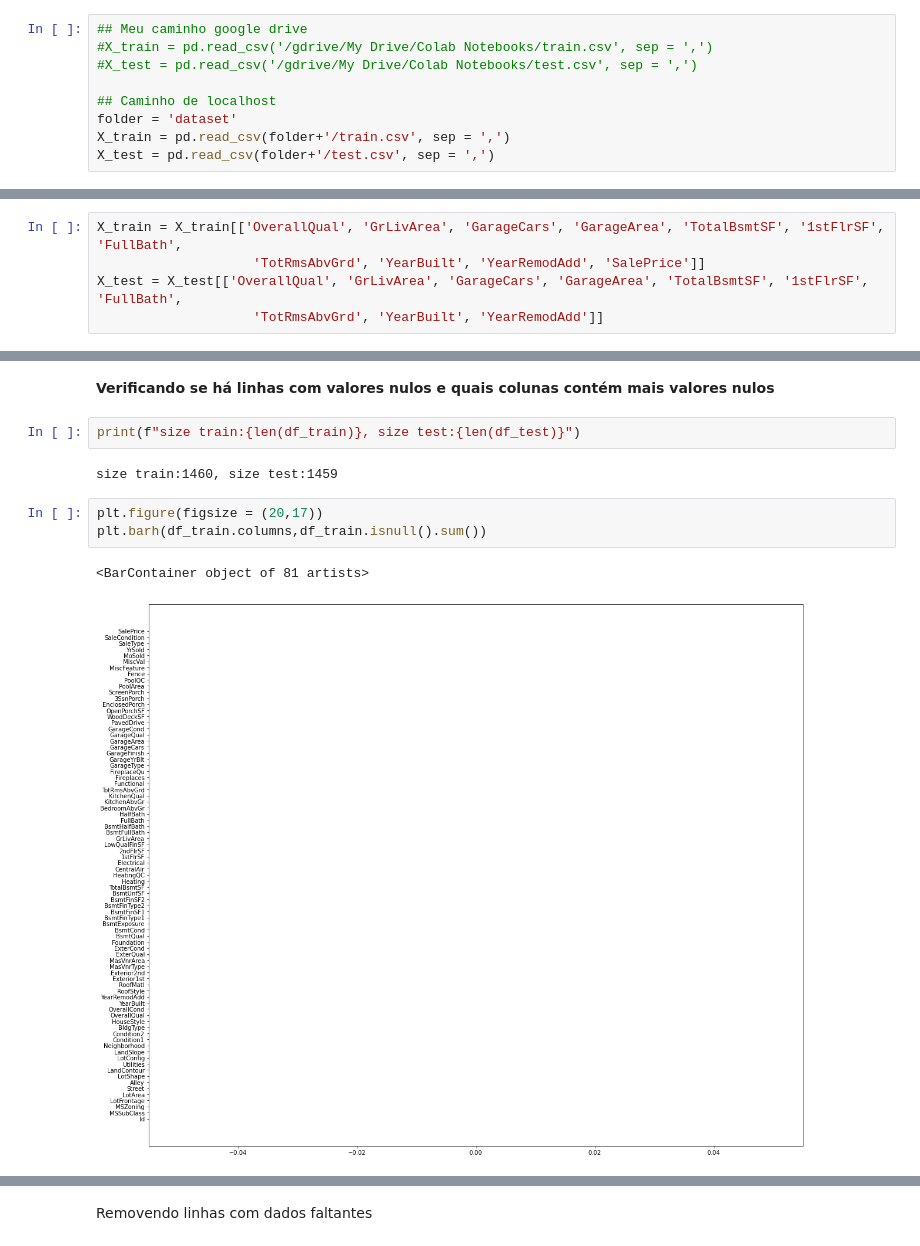
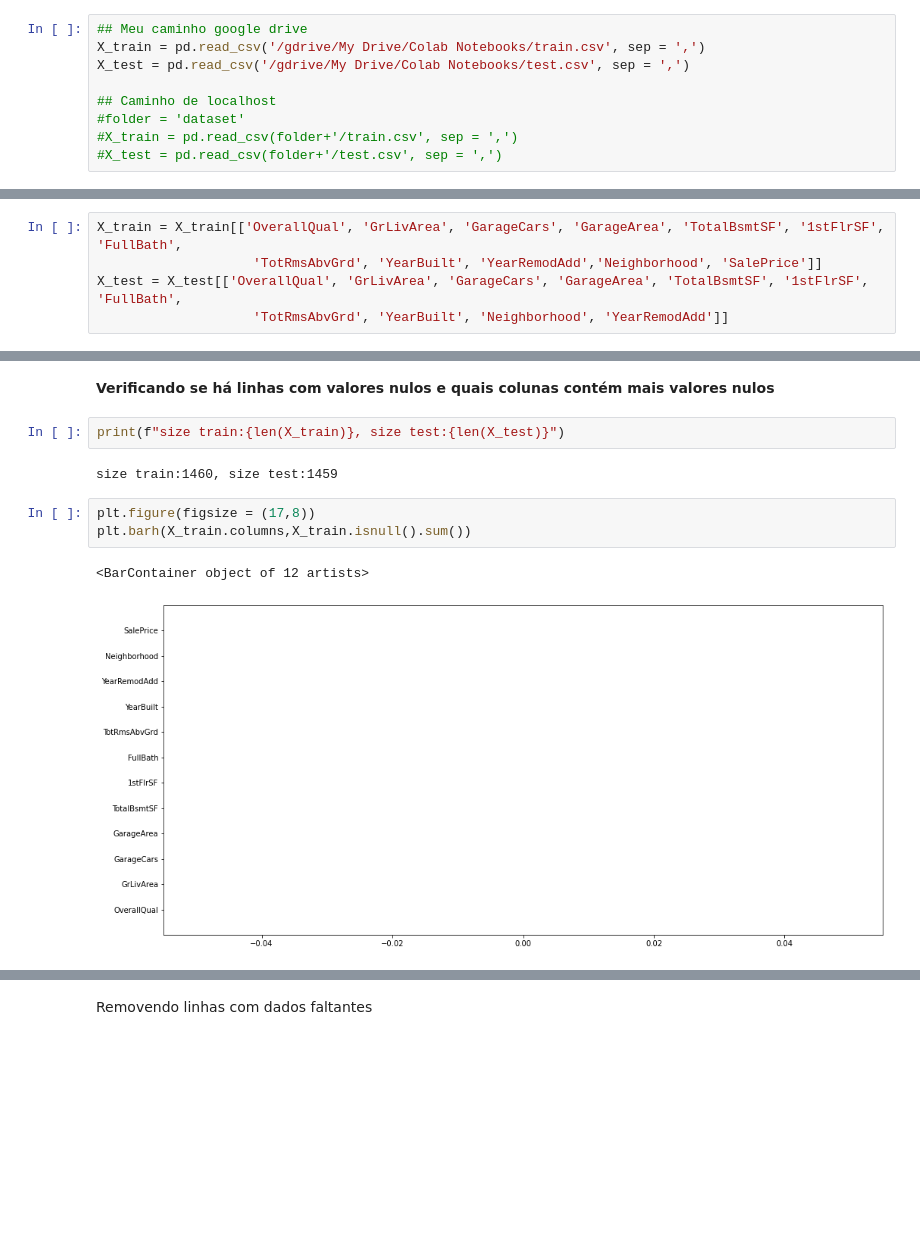
Before and after one commit to withoutCoffee/House_Prices, a Jupyter notebook: Projeto_ICD.ipynb, the cells around one changed output, grey strips where cells are left out. Cells and saved outputs as stored; diff of their text form; blank space fills up the shorter version.

```diff
--- a/Projeto_ICD.ipynb
+++ b/Projeto_ICD.ipynb
@@ -13,12 +20,12 @@ import matplotlib.pyplot as plt
 # %%
 ## Meu caminho google drive
-#X_train = pd.read_csv('/gdrive/My Drive/Colab Notebooks/train.csv', sep = ',')
-#X_test = pd.read_csv('/gdrive/My Drive/Colab Notebooks/test.csv', sep = ',')
+X_train = pd.read_csv('/gdrive/My Drive/Colab Notebooks/train.csv', sep = ',')
+X_test = pd.read_csv('/gdrive/My Drive/Colab Notebooks/test.csv', sep = ',')
 
 ## Caminho de localhost
-folder = 'dataset'
-X_train = pd.read_csv(folder+'/train.csv', sep = ',')
-X_test = pd.read_csv(folder+'/test.csv', sep = ',')
+#folder = 'dataset'
+#X_train = pd.read_csv(folder+'/train.csv', sep = ',')
+#X_test = pd.read_csv(folder+'/test.csv', sep = ',')
 # %%
 X_train.head()
 # %% [output]
@@ -57,9 +59,9 @@ YearRemodAdd    0.507101
 Name: SalePrice, dtype: float64
 # %%
 X_train = X_train[['OverallQual', 'GrLivArea', 'GarageCars', 'GarageArea', 'TotalBsmtSF', '1stFlrSF', 'FullBath',
-                    'TotRmsAbvGrd', 'YearBuilt', 'YearRemodAdd', 'SalePrice']]
+                    'TotRmsAbvGrd', 'YearBuilt', 'YearRemodAdd','Neighborhood', 'SalePrice']]
 X_test = X_test[['OverallQual', 'GrLivArea', 'GarageCars', 'GarageArea', 'TotalBsmtSF', '1stFlrSF', 'FullBath',
-                    'TotRmsAbvGrd', 'YearBuilt', 'YearRemodAdd']]
+                    'TotRmsAbvGrd', 'YearBuilt', 'Neighborhood', 'YearRemodAdd']]
 # %% [markdown]
 # 2) Exploração inicial
 # %%
@@ -246,13 +257,13 @@ sns.histplot(X_train['YearRemodAdd'])
 # %% [markdown]
 **Verificando se há linhas com valores nulos e quais colunas contém mais valores nulos**
 # %%
-print(f"size train:{len(df_train)}, size test:{len(df_test)}")
+print(f"size train:{len(X_train)}, size test:{len(X_test)}")
 # %% [output]
 size train:1460, size test:1459
 # %%
-plt.figure(figsize = (20,17))
-plt.barh(df_train.columns,df_train.isnull().sum())
+plt.figure(figsize = (17,8))
+plt.barh(X_train.columns,X_train.isnull().sum())
 # %% [output]
-<BarContainer object of 81 artists>
+<BarContainer object of 12 artists>
-[figure, old version]
+[figure, new version]
 # %%
```
Also changed, not shown: parts of 70 cells of this notebook.
